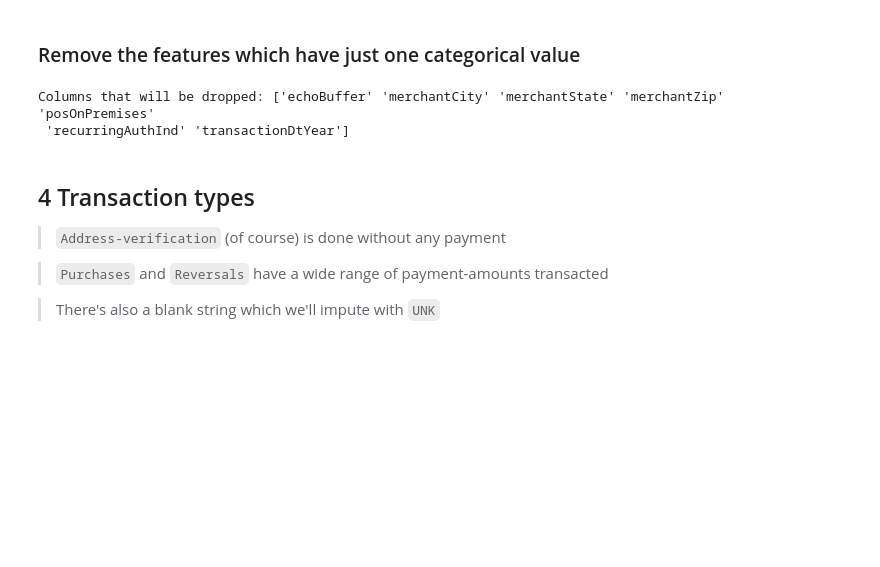
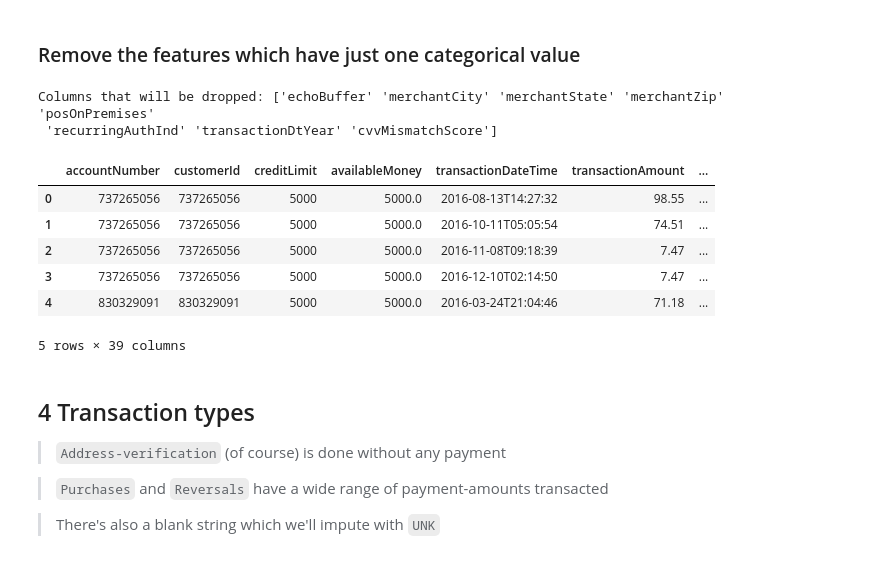
Before and after one commit to vikrantdeshpande09876/Credit_Card_Fraud_Detection, a Jupyter notebook: Codebase/Fraud_Detection_Classification.ipynb, the cells around one changed output. Drawn from its saved outputs; the diff is of its cells as text; code cells hidden in the pictures; blank space fills up the shorter version.

```diff
--- a/Codebase/Fraud_Detection_Classification.ipynb
+++ b/Codebase/Fraud_Detection_Classification.ipynb
@@ -128,16 +157,26 @@ df['cvvMismatchScore'] = df.apply(lambda x : levenshtein_distance(x.cardCVV, x.e
 # %% [markdown]
 ### Remove the features which have just one categorical value
 # %%
-nvalue_counts_df = df.nunique()
-columns_to_drop = nvalue_counts_df.index[nvalue_counts_df.values==1]
-print(f'Columns that will be dropped: {columns_to_drop.values}')
+def drop_unary_columns(df, verbose=False):
+    nvalue_counts_df = df.nunique()
+    columns_to_drop = nvalue_counts_df.index[nvalue_counts_df.values==1]
+    if verbose:  print(f'Columns that will be dropped: {columns_to_drop.values}')
+    return df.drop(labels=columns_to_drop, axis=1)
 
 
 main_df = df.copy(deep=True)
-main_df = main_df.drop(labels=columns_to_drop, axis=1)
+main_df = drop_unary_columns(main_df, verbose=True)
+main_df.head()
 # %% [output]
 Columns that will be dropped: ['echoBuffer' 'merchantCity' 'merchantState' 'merchantZip' 'posOnPremises'
- 'recurringAuthInd' 'transactionDtYear']
+ 'recurringAuthInd' 'transactionDtYear' 'cvvMismatchScore']
+|  | accountNumber | customerId | creditLimit | availableMoney | transactionDateTime | transactionAmount | ... |
+| 0 | 737265056 | 737265056 | 5000 | 5000.0 | 2016-08-13T14:27:32 | 98.55 | ... |
+| 1 | 737265056 | 737265056 | 5000 | 5000.0 | 2016-10-11T05:05:54 | 74.51 | ... |
+| 2 | 737265056 | 737265056 | 5000 | 5000.0 | 2016-11-08T09:18:39 | 7.47 | ... |
+| 3 | 737265056 | 737265056 | 5000 | 5000.0 | 2016-12-10T02:14:50 | 7.47 | ... |
+| 4 | 830329091 | 830329091 | 5000 | 5000.0 | 2016-03-24T21:04:46 | 71.18 | ... |
+5 rows × 39 columns
 # %% [markdown]
 ## 4 Transaction types
 > `Address-verification` (of course) is done without any payment
```
Also changed, not shown: parts of 34 cells of this notebook, 8 other files.
